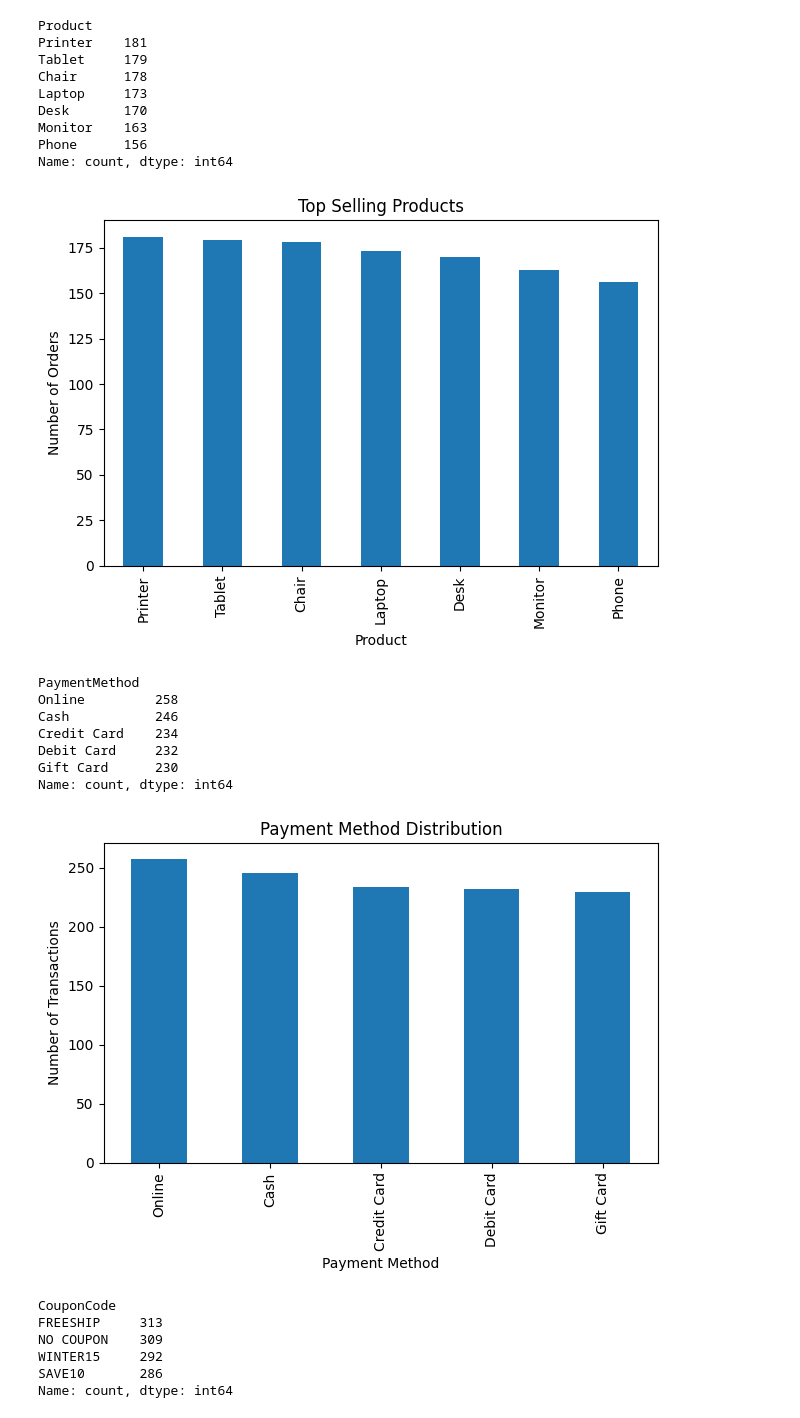
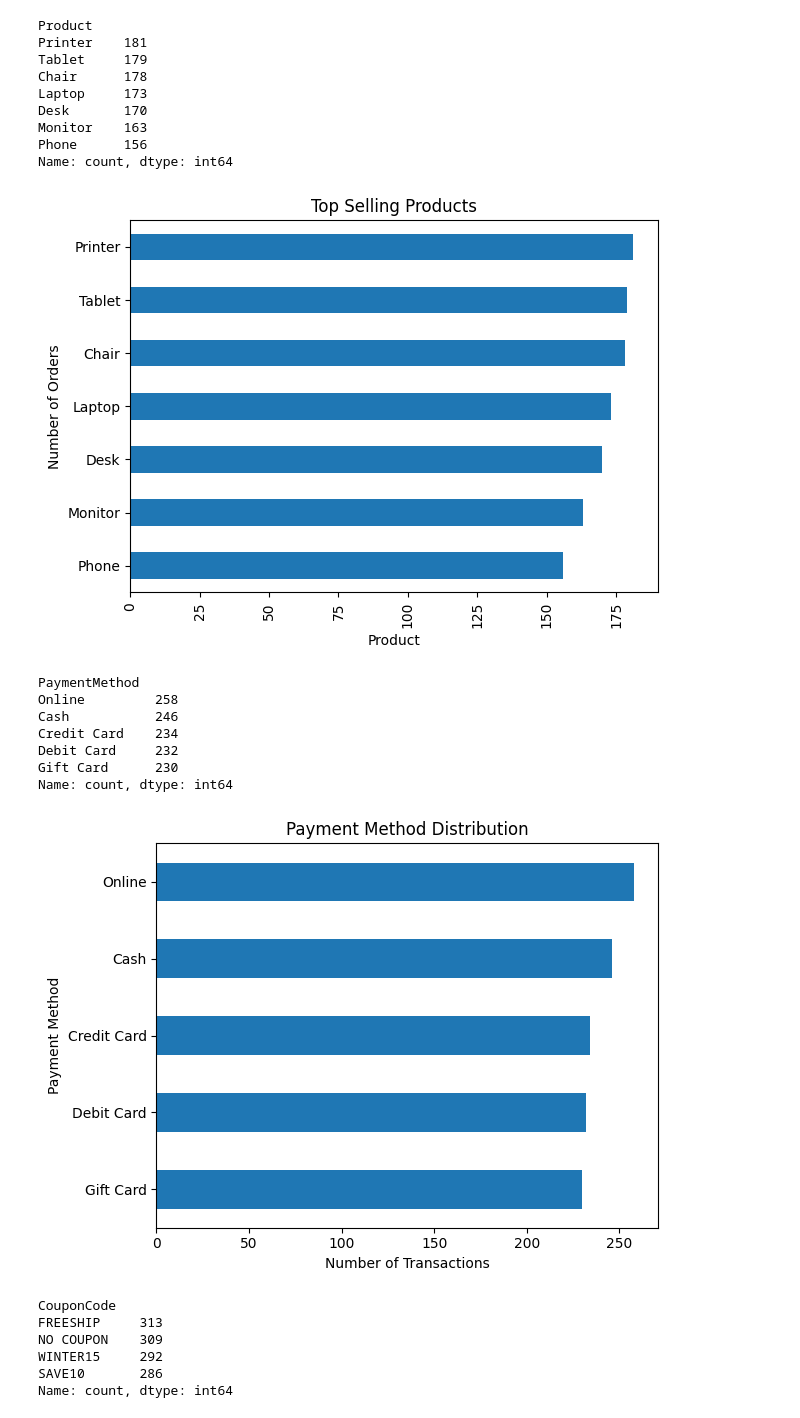
Before and after one commit to avisekbose/DecodeLabs-Internship, a Jupyter notebook: DA_Project 1.ipynb, the cells around one changed output. Cells and saved outputs as stored; diff of their text form; code cells hidden in the pictures.

```diff
--- a/DA_Project 1.ipynb
+++ b/DA_Project 1.ipynb
@@ -160,6 +160,3 @@ print(f'Duplicate Rows:{df.duplicated().sum()}') # Identifying Duplicate Rows
 Duplicate Rows:0
 # %%
 df['Date'] = pd.to_datetime(df['Date'], format='%Y-%m-%d', errors='coerce')
-# %%
-df['Calculated_Total'] = df['Quantity'] * df['UnitPrice']
-df[['TotalPrice', 'Calculated_Total']].head()
@@ -263,7 +239,8 @@ Calculated_Total          1.000000
 # %%
-# New Column YearMonth
+# New Column YearMonth & Year
 
 df['YearMonth'] = df['Date'].dt.to_period('M')
+df['Year'] = df['Date'].dt.to_period('Y')
 # %%
 # Trend Analysis
 # Orders over time
@@ -318,7 +314,7 @@ Name: count, dtype: int64
 ProductCount = df['Product'].value_counts()
 
 plt.figure()
-ProductCount.plot(kind='bar')
+ProductCount.sort_values().plot(kind='barh')
 plt.title("Top Selling Products")
 plt.xlabel("Product")
 plt.ylabel("Number of Orders")
@@ -326,7 +322,7 @@ plt.xticks(rotation=90)
 plt.tight_layout()
 plt.show()
 # %% [output]
-[figure, old version]
+[figure, new version]
 # %%
 # Payment Method
 
@@ -342,16 +338,16 @@ Name: count, dtype: int64
 # %%
 PaymentMethod = df['PaymentMethod'].value_counts()
 
 plt.figure()
-PaymentMethod.plot(kind='bar')
+PaymentMethod.sort_values().plot(kind='barh')
 plt.title("Payment Method Distribution")
-plt.xlabel("Payment Method")
-plt.ylabel("Number of Transactions")
-plt.xticks(rotation=90)
+plt.xlabel("Number of Transactions")
+plt.ylabel("Payment Method")
+plt.xticks()
 plt.tight_layout()
 plt.show()
 # %% [output]
-[figure, old version]
+[figure, new version]
 # %%
 # Coupon Usage Analisis
 
```
Also changed, not shown: parts of 7 cells of this notebook.
